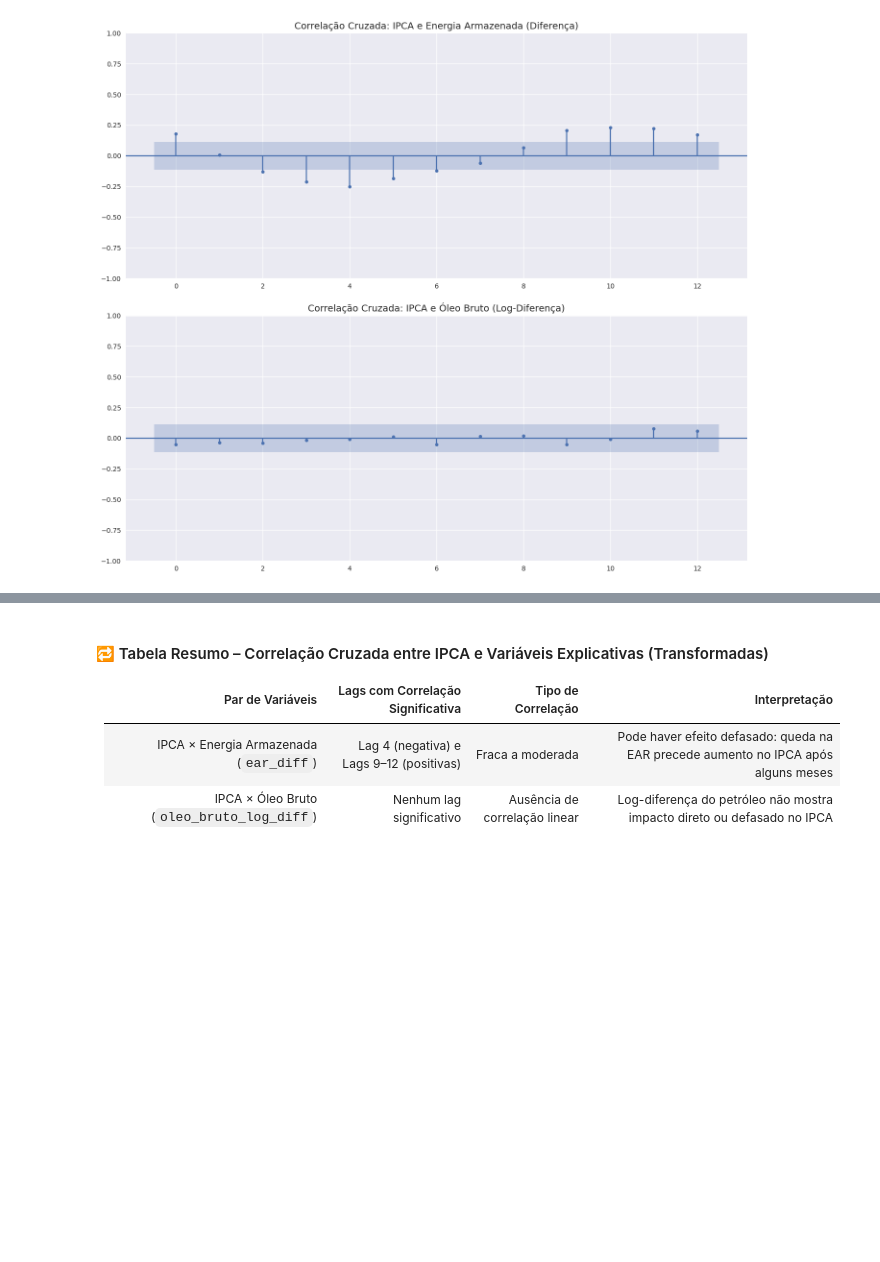
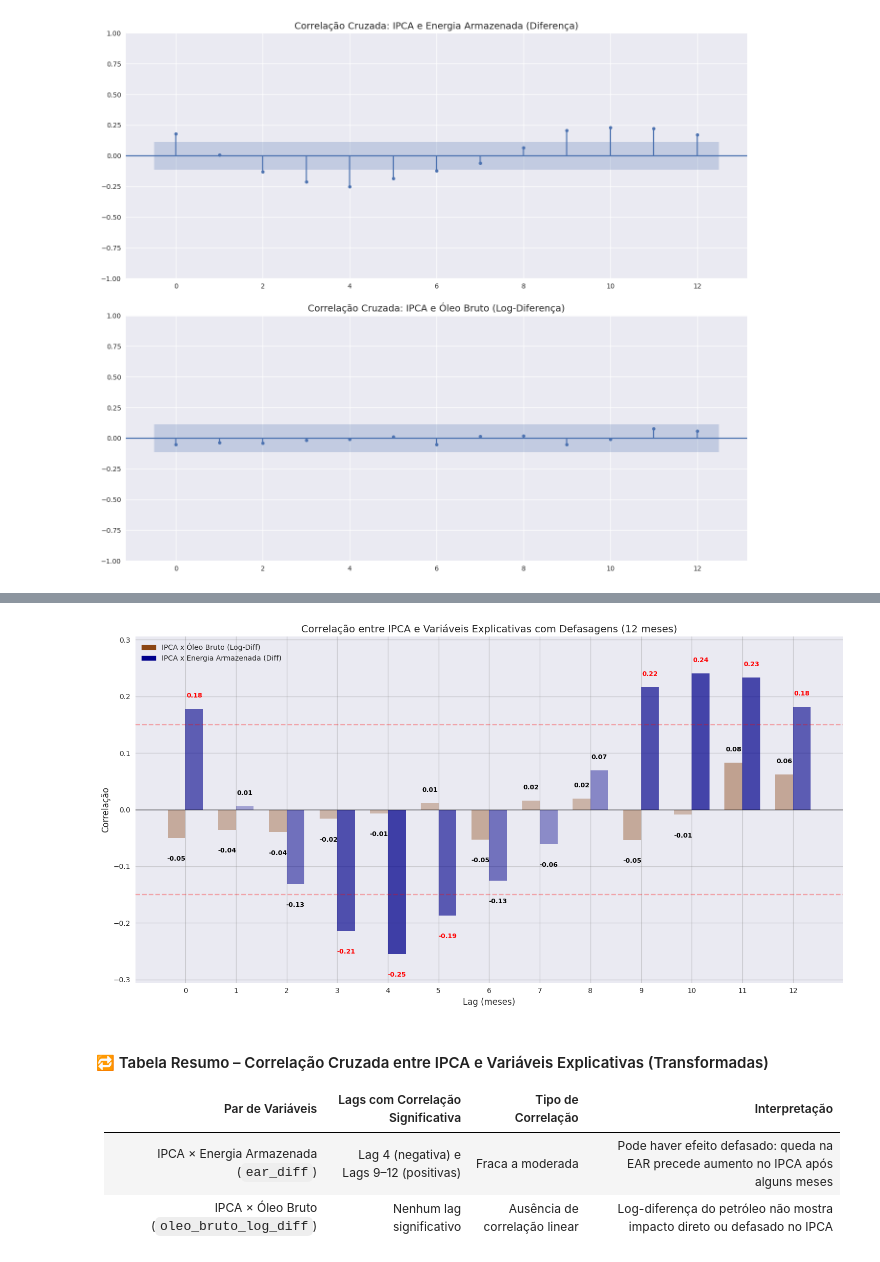
Before and after one commit to DPH38/DataScienceProject-, a Jupyter notebook: analise.ipynb, the cells around one changed output, grey strips where cells are left out. Cells and saved outputs as stored; diff of their text form; code cells hidden in the pictures; blank space fills up the shorter version.

```diff
--- a/analise.ipynb
+++ b/analise.ipynb
@@ -735,3 +785,94 @@ plt.tight_layout()
 plt.show()
 # %% [output]
 [figure]
+# %%
+# Calculando as correlações entre IPCA e as variáveis transformadas com diferentes defasagens (lags)
+max_lag = 12
+lag_data = {'Lag (meses)': list(range(max_lag + 1))}
+
+# Criando variáveis com defasagens para Óleo Bruto (log-diferença)
+oil_lag_corr = []
+for lag in range(max_lag + 1):
+    # Criando a série defasada
+    oil_lagged = df_transformed['oleo_bruto_log_diff'].shift(lag)
+    # Calculando a correlação e armazenando
+    corr = df_transformed['ipca'].corr(oil_lagged)
+    oil_lag_corr.append(corr)
+
+# Criando variáveis com defasagens para Energia Armazenada (diferença)
+ear_lag_corr = []
+for lag in range(max_lag + 1):
+    # Criando a série defasada
+    ear_lagged = df_transformed['ear_diff'].shift(lag)
+    # Calculando a correlação e armazenando
+    corr = df_transformed['ipca'].corr(ear_lagged)
+    ear_lag_corr.append(corr)
+
+# Criando o DataFrame com os resultados das correlações
+lag_data['Corr(ipca, oleo_bruto_lag)'] = oil_lag_corr
+lag_data['Corr(ipca, ear_lag)'] = ear_lag_corr
+
+lag_df = pd.DataFrame(lag_data)
+
+# Exibindo a tabela formatada
+print("Correlações entre IPCA e variáveis transformadas com defasagens:")
+display(lag_df.style.format({
+    'Corr(ipca, oleo_bruto_lag)': '{:.2f}',
+    'Corr(ipca, ear_lag)': '{:.2f}'
+}))
+
+# Visualização gráfica das correlações
+plt.figure(figsize=(15, 8))
+width = 0.35
+x = np.arange(len(lag_df['Lag (meses)']))
+
+# Definindo cores base para as barras
+oil_color = '#8B4513'  # Marrom escuro para óleo
+ear_color = '#00008B'  # Azul escuro para energia
+
+# Plotando barras individualmente para poder ajustar a transparência de cada uma
+for i, (oil_val, ear_val) in enumerate(zip(lag_df['Corr(ipca, oleo_bruto_lag)'], lag_df['Corr(ipca, ear_lag)'])):
+    # Calculando opacidade baseada na força da correlação
+    oil_alpha = min(0.3 + abs(oil_val)*1.7, 1.0)
+    ear_alpha = min(0.3 + abs(ear_val)*1.7, 1.0)
+
+    # Plotando barras individuais
+    plt.bar(i - width/2, oil_val, width, color=oil_color, alpha=oil_alpha)
+    plt.bar(i + width/2, ear_val, width, color=ear_color, alpha=ear_alpha)
+
+    # Adicionando texto nas barras
+    text_color_oil = 'red' if abs(oil_val) > 0.15 else 'black'
+    text_color_ear = 'red' if abs(ear_val) > 0.15 else 'black'
+
+    y_offset_oil = 0.02 if oil_val >= 0 else -0.04
+    y_offset_ear = 0.02 if ear_val >= 0 else -0.04
+
+    plt.text(i - width/2, oil_val + y_offset_oil, f'{oil_val:.2f}',
+             ha='center', fontsize=9, fontweight='bold', color=text_color_oil)
+
+    plt.text(i + width/2, ear_val + y_offset_ear, f'{ear_val:.2f}',
+             ha='center', fontsize=9, fontweight='bold', color=text_color_ear)
+
+# Adicionando legendas manualmente para evitar múltiplas entradas
+import matplotlib.patches as mpatches
+oil_patch = mpatches.Patch(color=oil_color, label='IPCA x Óleo Bruto (Log-Diff)')
+ear_patch = mpatches.Patch(color=ear_color, label='IPCA x Energia Armazenada (Diff)')
+plt.legend(handles=[oil_patch, ear_patch], loc='best')
+
+plt.xlabel('Lag (meses)', fontsize=12)
+plt.ylabel('Correlação', fontsize=12)
+plt.title('Correlação entre IPCA e Variáveis Explicativas com Defasagens (12 meses)', fontsize=14)
+plt.xticks(x, lag_df['Lag (meses)'])
+plt.axhline(y=0, color='black', linestyle='-', alpha=0.3)
+plt.grid(True, alpha=0.3, color='gray')
+
+# Destacando o limite de significância estatística (exemplo)
+plt.axhline(y=0.15, color='red', linestyle='--', alpha=0.3, label='Limite de significância')
+plt.axhline(y=-0.15, color='red', linestyle='--', alpha=0.3)
+
+# Ajustando os limites do eixo y para melhor visualização
+y_max = max(max(abs(val) for val in oil_lag_corr), max(abs(val) for val in ear_lag_corr))
+plt.ylim(-y_max*1.2, y_max*1.2)
+plt.tight_layout()
+plt.show()
+# %% [output]
@@ -738,3 +894,4 @@ plt.show()
+[figure, added]
 # %% [markdown]
 #### 🔁 Tabela Resumo – Correlação Cruzada entre IPCA e Variáveis Explicativas (Transformadas)
 
```
Also changed, not shown: parts of 9 cells of this notebook, 6 other files.
